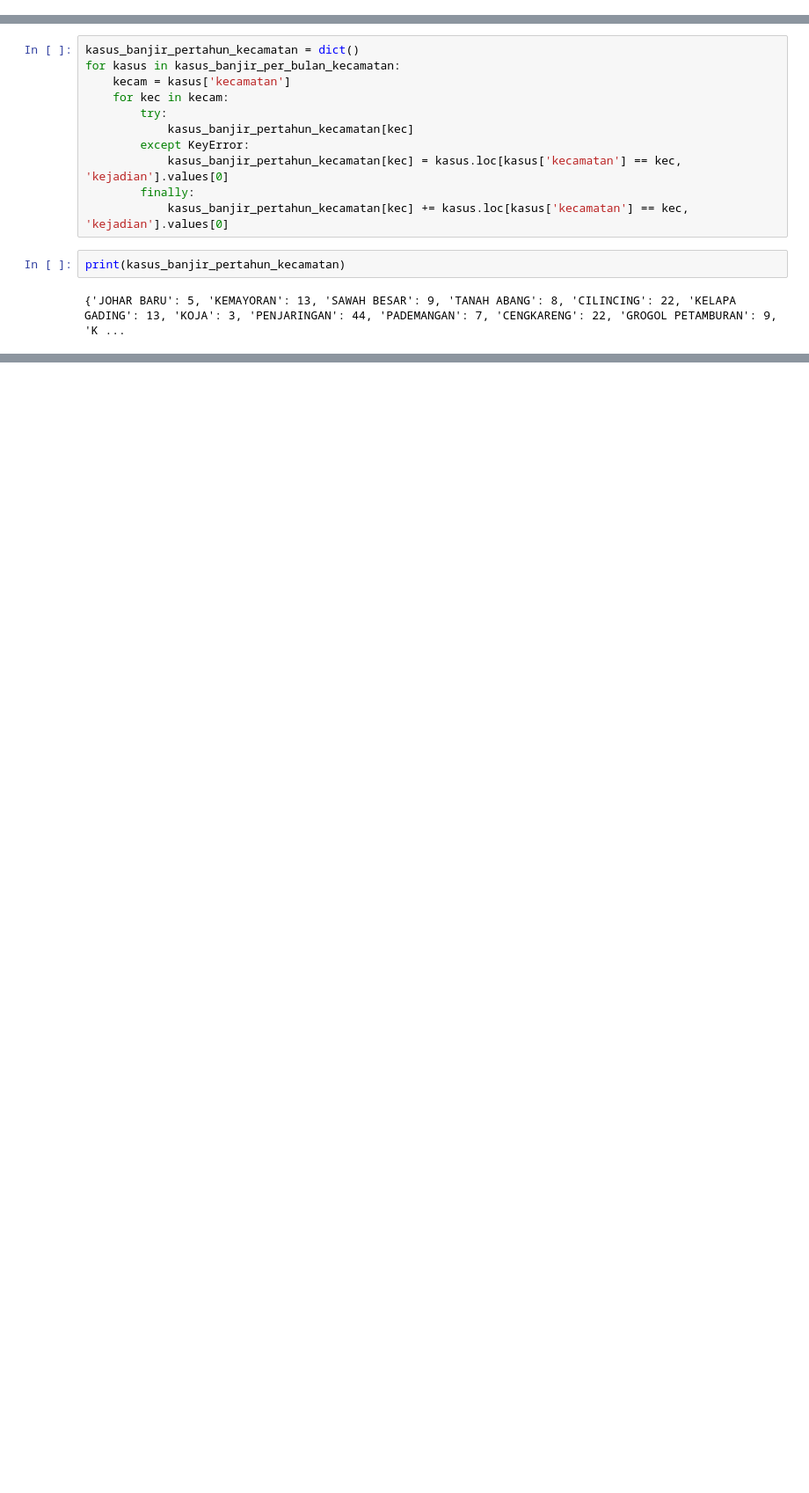
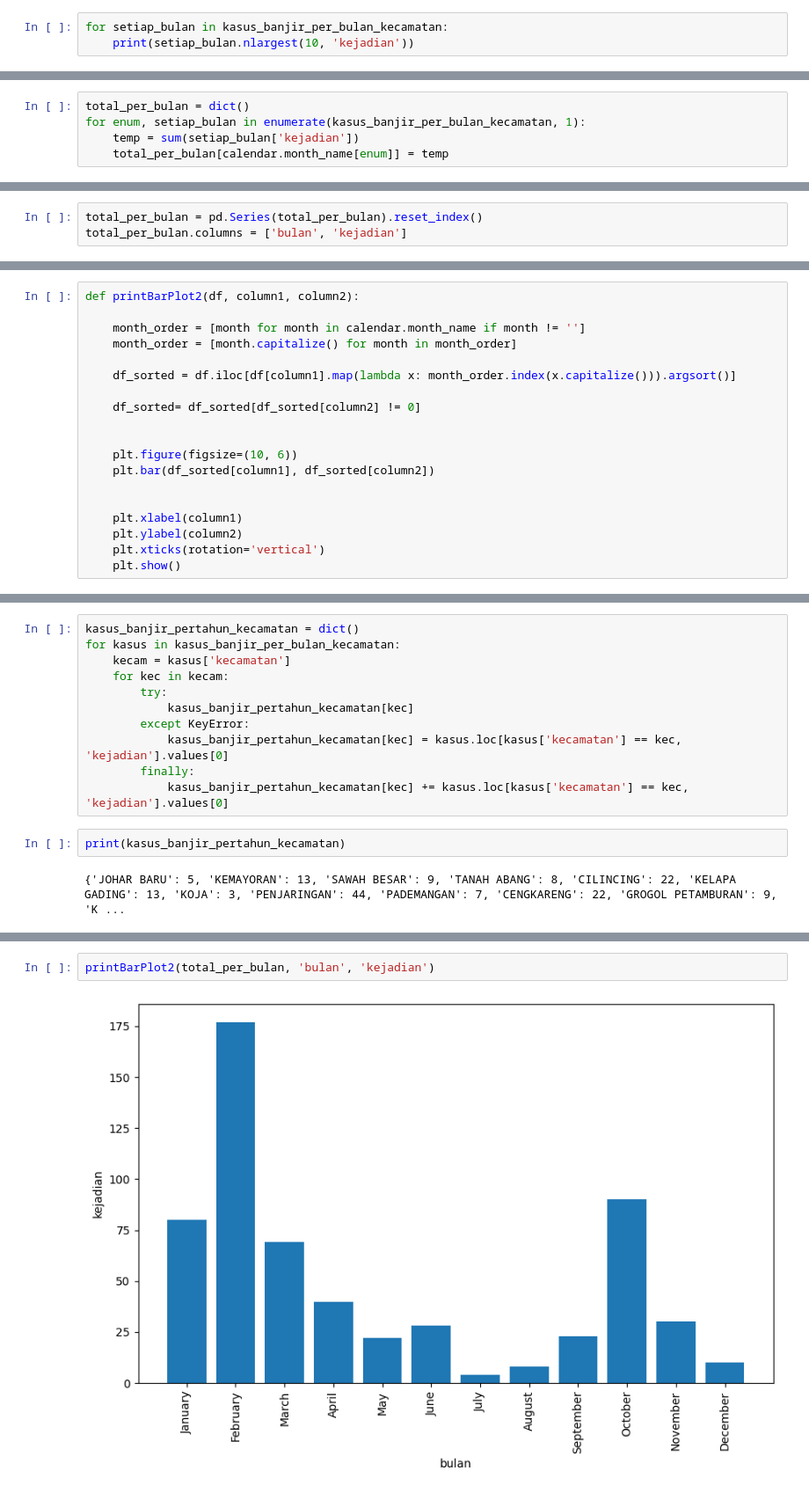
Before and after one commit to mafir03/datascience, a Jupyter notebook: f/main.ipynb, the cells around one changed output, grey strips where cells are left out. Shown: that part at 88% size. Drawn from its saved outputs; the diff is of its cells as text; blank space fills up the shorter version.

```diff
--- a/f/main.ipynb
+++ b/f/main.ipynb
@@ -198,3 +185,6 @@ for setiap_bulan in kasus_banjir_per_bulan:
     banjir = pd.Series(kasus_banjir_bulan_n_kecamatan).reset_index()
     banjir.columns = ['kecamatan', 'kejadian']
     kasus_banjir_per_bulan_kecamatan.append(banjir)
+# %%
+for setiap_bulan in kasus_banjir_per_bulan_kecamatan:
+    print(setiap_bulan.nlargest(10, 'kejadian'))
@@ -200,0 +209,5 @@ for setiap_bulan in kasus_banjir_per_bulan:
+# %%
+total_per_bulan = dict()
+for enum, setiap_bulan in enumerate(kasus_banjir_per_bulan_kecamatan, 1):
+    temp = sum(setiap_bulan['kejadian'])
+    total_per_bulan[calendar.month_name[enum]] = temp
@@ -201 +218,4 @@ for setiap_bulan in kasus_banjir_per_bulan:
+# %%
+total_per_bulan = pd.Series(total_per_bulan).reset_index()
+total_per_bulan.columns = ['bulan', 'kejadian']
 # %%
@@ -224,2 +248,21 @@ def printBarPlot(df):
     plt.xticks(rotation='vertical')
     plt.show()
+# %%
+def printBarPlot2(df, column1, column2):
+
+    month_order = [month for month in calendar.month_name if month != '']
+    month_order = [month.capitalize() for month in month_order]
+
+    df_sorted = df.iloc[df[column1].map(lambda x: month_order.index(x.capitalize())).argsort()]
+
+    df_sorted= df_sorted[df_sorted[column2] != 0]
+
+
+    plt.figure(figsize=(10, 6))
+    plt.bar(df_sorted[column1], df_sorted[column2])
+
+
+    plt.xlabel(column1)
+    plt.ylabel(column2)
+    plt.xticks(rotation='vertical')
+    plt.show()
@@ -246,0 +332,4 @@ print(kasus_banjir_pertahun_kecamatan)
+# %%
+printBarPlot2(total_per_bulan, 'bulan', 'kejadian')
+# %% [output]
+[figure, added]
```
Also changed, not shown: parts of 25 cells of this notebook, 1 other file.
